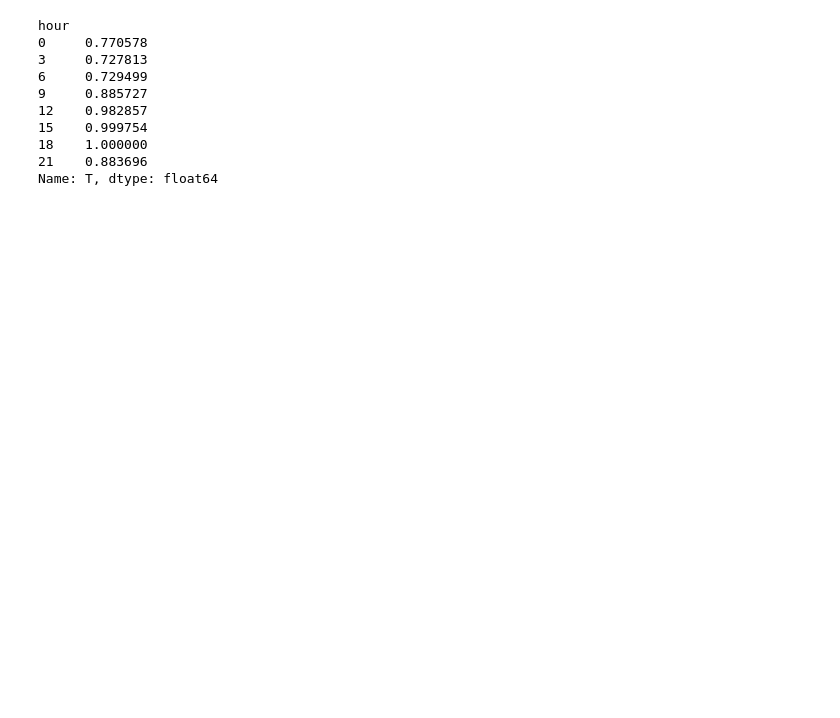
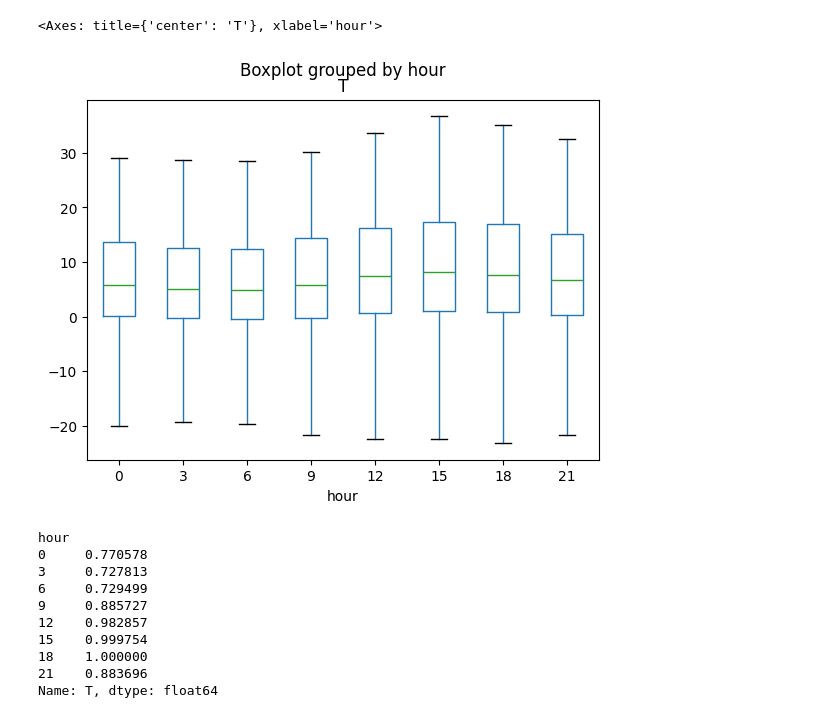
Before and after one commit to S0krat/FQW, a Jupyter notebook: metrics.ipynb, the cells around one changed output. Saved outputs shown, nothing was run; the diff lists cells and outputs as text; code cells hidden in the pictures; blank space fills up the shorter version.

```diff
--- a/metrics.ipynb
+++ b/metrics.ipynb
@@ -9,6 +9,13 @@ temp = pd.DataFrame(pd.date_range(start=temp_df['time'][55215], end=temp_df['tim
 temp = temp.set_index('time').join(temp_df.set_index('time'), how='left')
 temp = temp['T'].ffill()
 temp.index = pd.date_range(start=temp_df['time'][55215], end=temp_df['time'][0], freq='3 h')
+# %%
+hour_vars = temp.to_frame()
+hour_vars['hour'] = hour_vars.index.hour
+hour_vars.boxplot(column='T', by='hour', grid=False, showfliers=False)
+# %% [output]
+<Axes: title={'center': 'T'}, xlabel='hour'>
+[figure, added]
 # %%
 hour_vars = temp.to_frame()
 hour_vars['hour'] = hour_vars.index.hour
```
Also changed, not shown: parts of 6 cells of this notebook, 2 other files.
